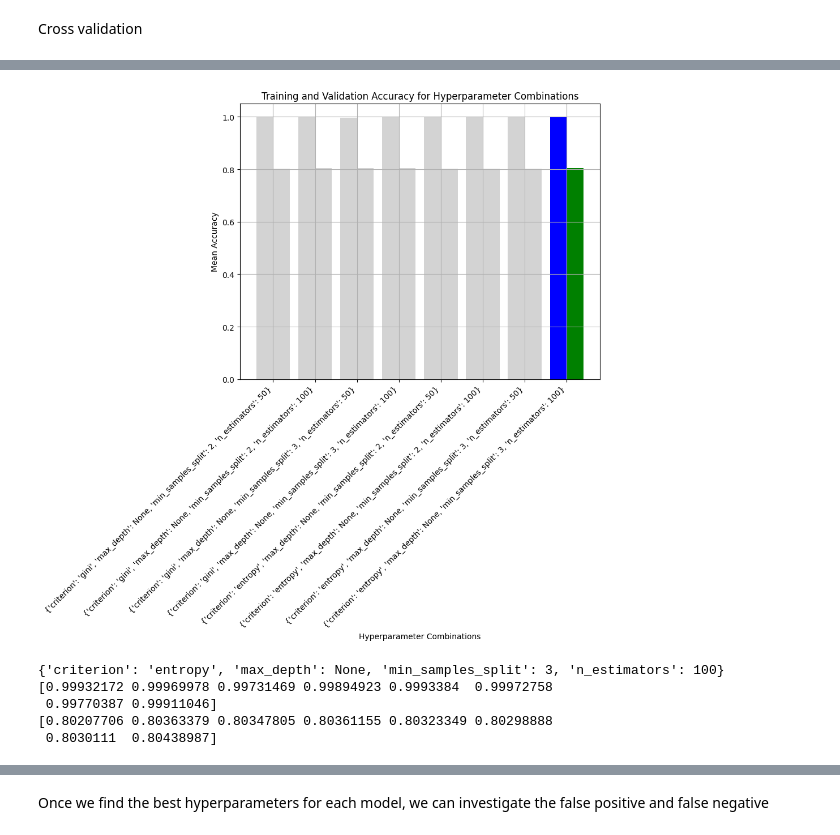
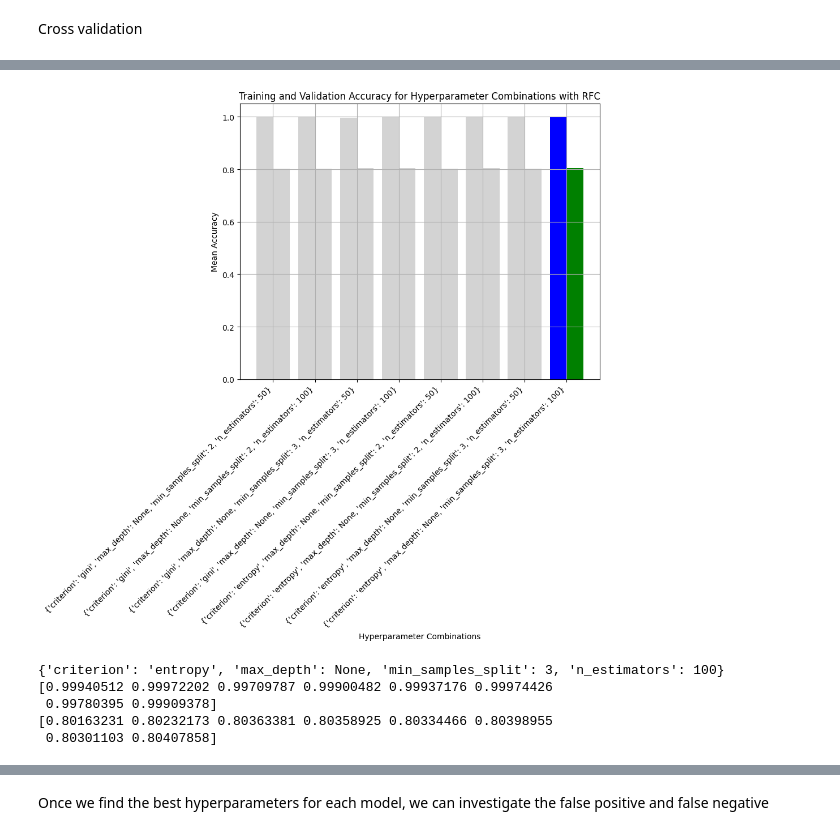
Before and after one commit to federicomirra01/DDoS_analysis_project, a Jupyter notebook: Section_2.ipynb, the cells around one changed output, grey strips where cells are left out. Cells and saved outputs as stored; diff of their text form; code cells hidden in the pictures.

```diff
--- a/Section_2.ipynb
+++ b/Section_2.ipynb
@@ -220,40 +226,40 @@ results = gsCV.cv_results_
 # Extract the mean training and validation scores
 mean_train_scores = results['mean_train_score']
 mean_validation_scores = results['mean_test_score']
 
 # Extract the hyperparameter combinations
 param_combinations = [str(params) for params in results['params']]
 
 best_params = gsCV.best_params_
 # Plot the results
 fig, ax = plt.subplots(figsize=(10, 10))
 x = np.arange(len(param_combinations))
 
 best_params_index= param_combinations.index(str(best_params))
 bar_colors_train = ['lightgray' if i != best_params_index else 'blue' for i in range(len(param_combinations))]
 bar_colors_validation = ['lightgray' if i != best_params_index else 'green' for i in range(len(param_combinations))]
 ax.bar(x - 0.2, mean_train_scores, width=0.4, label='Training Accuracy', align='center', color=bar_colors_train)
 ax.bar(x + 0.2, mean_validation_scores, width=0.4, label='Validation Accuracy', align='center', color=bar_colors_validation)
 
 ax.set_xticks(x)
 ax.set_xticklabels(param_combinations, rotation=45, ha='right')
 ax.set_xlabel('Hyperparameter Combinations')
 ax.set_ylabel('Mean Accuracy')
-ax.set_title('Training and Validation Accuracy for Hyperparameter Combinations')
+ax.set_title('Training and Validation Accuracy for Hyperparameter Combinations with RFC')
 plt.grid()
 plt.tight_layout()
 plt.show()
 
 print(best_params)
 print(mean_train_scores)
 print(mean_validation_scores)
 # %% [output]
-[figure, old version]
+[figure, new version]
 {'criterion': 'entropy', 'max_depth': None, 'min_samples_split': 3, 'n_estimators': 100}
-[0.99932172 0.99969978 0.99731469 0.99894923 0.9993384  0.99972758
- 0.99770387 0.99911046]
-[0.80207706 0.80363379 0.80347805 0.80361155 0.80323349 0.80298888
- 0.8030111  0.80438987]
+[0.99940512 0.99972202 0.99709787 0.99900482 0.99937176 0.99974426
+ 0.99780395 0.99909378]
+[0.80163231 0.80232173 0.80363381 0.80358925 0.80334466 0.80398955
+ 0.80301103 0.80407858]
 # %%
 svc_param_grid = {
     'C': [0.1, 1, 10],
```
Also changed, not shown: parts of 7 cells of this notebook.
